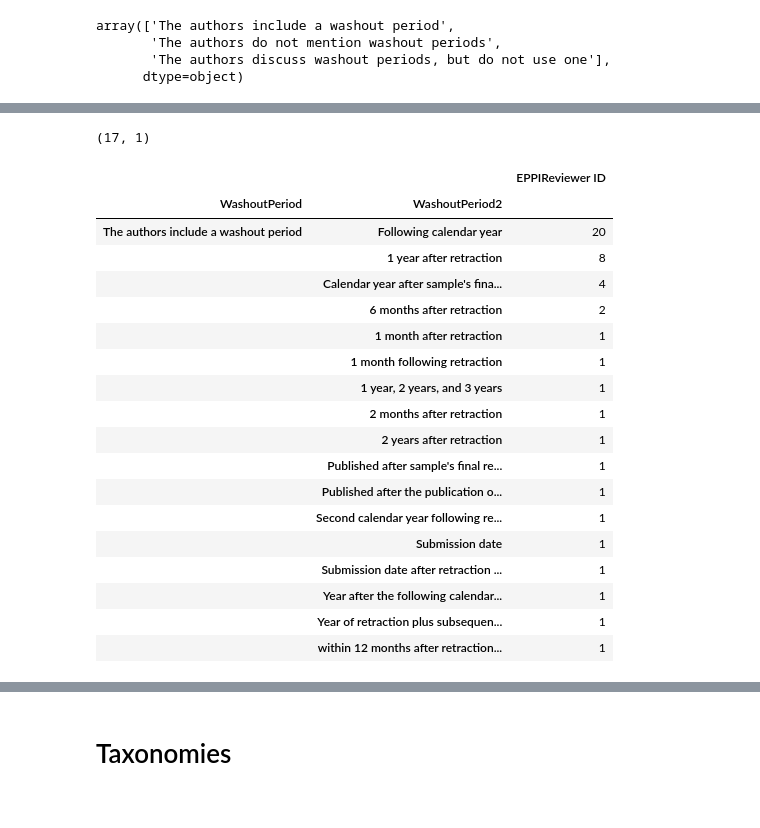
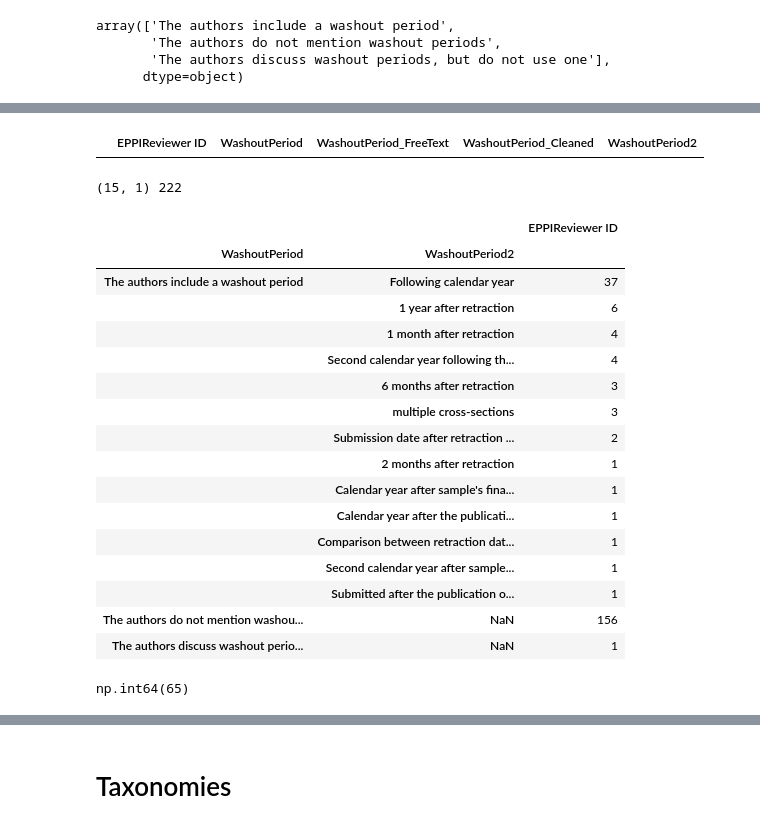
Before and after one commit to tzukun-hsiao/ARIST-post-retraction-citation, a Jupyter notebook: code/Results.ipynb, the cells around one changed output, grey strips where cells are left out. Saved outputs shown, nothing was run; the diff lists cells and outputs as text; code cells hidden in the pictures.

```diff
--- a/code/Results.ipynb
+++ b/code/Results.ipynb
@@ -46,0 +94,9 @@ data.head(2)
+# %%
+# {EPPI ID: Year}
+yr_dict = {
+    '110238073': 2005,
+    '10102186': 2015,
+    'Zotero1': 2019,
+    'Zotero2': 2026,
+    #'130734869': 2025,
+}
@@ -46,0 +109,3 @@ data.head(2)
+# %%
+for eppi_id, py in yr_dict.items():
+    data.loc[data['EPPIReviewer ID']==eppi_id, 'Year'] = py
@@ -449,7 +924,7 @@ plt.show()
 # %% [markdown]
 # Washout
 # %%
-washout = data[['EPPIReviewer ID', 'WashoutPeriod', 'WashoutPeriod_FreeText']].copy()
+washout = data[['EPPIReviewer ID', 'WashoutPeriod', 'WashoutPeriod_FreeText', 'WashoutPeriod_Cleaned']].copy()
 washout['WashoutPeriod'].unique()
 # %% [output]
 array(['The authors include a washout period',
@@ -460,9 +935,28 @@ array(['The authors include a washout period',
 txt0 = '"Post-retraction citation was defined as any publication that cited a retracted article after retraction notices were published. The date of submission of citing articles was after the date of retraction notice publication. Concerning thosemarticles whose date of submission was unavailable, a publication was considered as post-retraction citation if it was published later than 6 months after the date of retraction"'
 txt1 = 'seems to have varied by article - articles were "retracted between 1995 and 2014" "since data were collected on October 2014, and citation that appears from 2015 onwards is definitely a post retraction citation" - reported in each of the 15 cases'
 txt2 = 'Approximately one month after retraction'
+txt3 = 'Following calendar year after retraction'
+txt4 = '1 month following retraction'
+txt5 = 'Calendar month after retraction'
+txt6 = 'Other: Publication of retraction notice; Following calendar year after retraction'
+txt7 = 'Second calendar year following the publication of the last retraction notice (for several retracted papers)'
+txt8 = 'Submitted after the publication of retraction notice'
+
 washout['WashoutPeriod2'] = washout['WashoutPeriod_FreeText']
+
 washout.loc[washout['WashoutPeriod_FreeText']==txt0, 'WashoutPeriod2'] = 'Published after the publication of retraction notice'
 washout.loc[washout['WashoutPeriod_FreeText']==txt1, 'WashoutPeriod2'] = "Published after sample's final retraction notice"
 washout.loc[washout['WashoutPeriod_FreeText']==txt2, 'WashoutPeriod2'] = "1 month after retraction"
+washout.loc[washout['WashoutPeriod_FreeText']==txt3, 'WashoutPeriod2'] = "Following calendar year"
+washout.loc[washout['WashoutPeriod_FreeText']==txt5, 'WashoutPeriod2'] = "1 month after retraction"
+washout.loc[washout['WashoutPeriod_FreeText']==txt6, 'WashoutPeriod2'] = "Following calendar year"
+
+washout.loc[~washout['WashoutPeriod_Cleaned'].isna(), 'WashoutPeriod2'] = washout['WashoutPeriod_Cleaned']
+
+washout.loc[washout['WashoutPeriod_Cleaned']==txt4, 'WashoutPeriod2'] = "1 month after retraction"
+washout.loc[washout['WashoutPeriod_Cleaned']==txt7, 'WashoutPeriod2'] = "Second calendar year after sample's final retraction notice"
+washout.loc[washout['WashoutPeriod_Cleaned']==txt8, 'WashoutPeriod2'] = "Submission date after retraction notice published"
+
+#washout.loc[~washout['WashoutPeriod_Cleaned'].isna(), 'WashoutPeriod2'] = washout['WashoutPeriod_Cleaned']
 
 washout['WashoutPeriod_FreeText'] = washout['WashoutPeriod_FreeText'].fillna('NA')
@@ -469,26 +976,33 @@ washout['WashoutPeriod_FreeText'] = washout['WashoutPeriod_FreeText'].fillna('NA
+# %%
+washout.loc[washout['WashoutPeriod2']=='1 month following retraction']
+# %% [output]
+|  | EPPIReviewer ID | WashoutPeriod | WashoutPeriod_FreeText | WashoutPeriod_Cleaned | WashoutPeriod2 |
 # %%
-washout_df = washout.groupby(['WashoutPeriod', 'WashoutPeriod2'])[['EPPIReviewer ID']].count()
+washout_df = washout.groupby(['WashoutPeriod', 'WashoutPeriod2'], dropna=False)[['EPPIReviewer ID']].count()
 washout_df = washout_df.sort_values(by=['WashoutPeriod', 'EPPIReviewer ID'], ascending=False)
-print(washout_df.shape)
+print(washout_df.shape, washout_df['EPPIReviewer ID'].sum())
 washout_df
 # %% [output]
-(17, 1)
+(15, 1) 222
 |  |  | EPPIReviewer ID |
 | WashoutPeriod | WashoutPeriod2 |  |
-| The authors include a washout period | Following calendar year | 20 |
-|  | 1 year after retraction | 8 |
-|  | Calendar year after sample's fina... | 4 |
-|  | 6 months after retraction | 2 |
-|  | 1 month after retraction | 1 |
-|  | 1 month following retraction | 1 |
-|  | 1 year, 2 years, and 3 years | 1 |
+| The authors include a washout period | Following calendar year | 37 |
+|  | 1 year after retraction | 6 |
+|  | 1 month after retraction | 4 |
+|  | Second calendar year following th... | 4 |
+|  | 6 months after retraction | 3 |
+|  | multiple cross-sections | 3 |
+|  | Submission date after retraction ... | 2 |
 |  | 2 months after retraction | 1 |
-|  | 2 years after retraction | 1 |
-|  | Published after sample's final re... | 1 |
-|  | Published after the publication o... | 1 |
-|  | Second calendar year following re... | 1 |
-|  | Submission date | 1 |
-|  | Submission date after retraction ... | 1 |
-|  | Year after the following calendar... | 1 |
-|  | Year of retraction plus subsequen... | 1 |
-|  | within 12 months after retraction... | 1 |
+|  | Calendar year after sample's fina... | 1 |
+|  | Calendar year after the publicati... | 1 |
+|  | Comparison between retraction dat... | 1 |
+|  | Second calendar year after sample... | 1 |
+|  | Submitted after the publication o... | 1 |
+| The authors do not mention washou... | NaN | 156 |
+| The authors discuss washout perio... | NaN | 1 |
+# %%
+washout_df2 = washout_df.reset_index()
+washout_df2.loc[washout_df2['WashoutPeriod']=='The authors include a washout period']['EPPIReviewer ID'].sum()
+# %% [output]
+np.int64(65)
```
Also changed, not shown: parts of 56 cells of this notebook.
